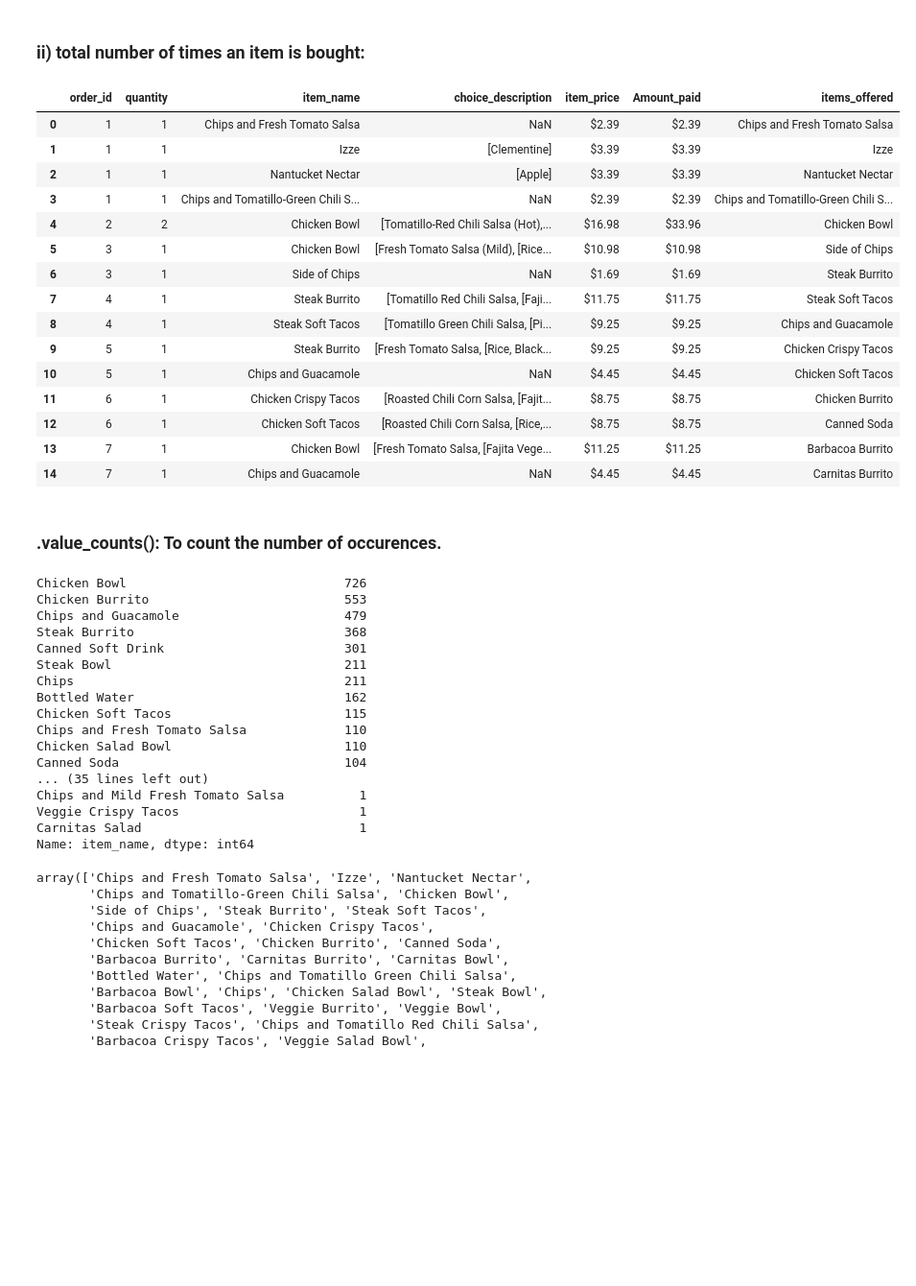
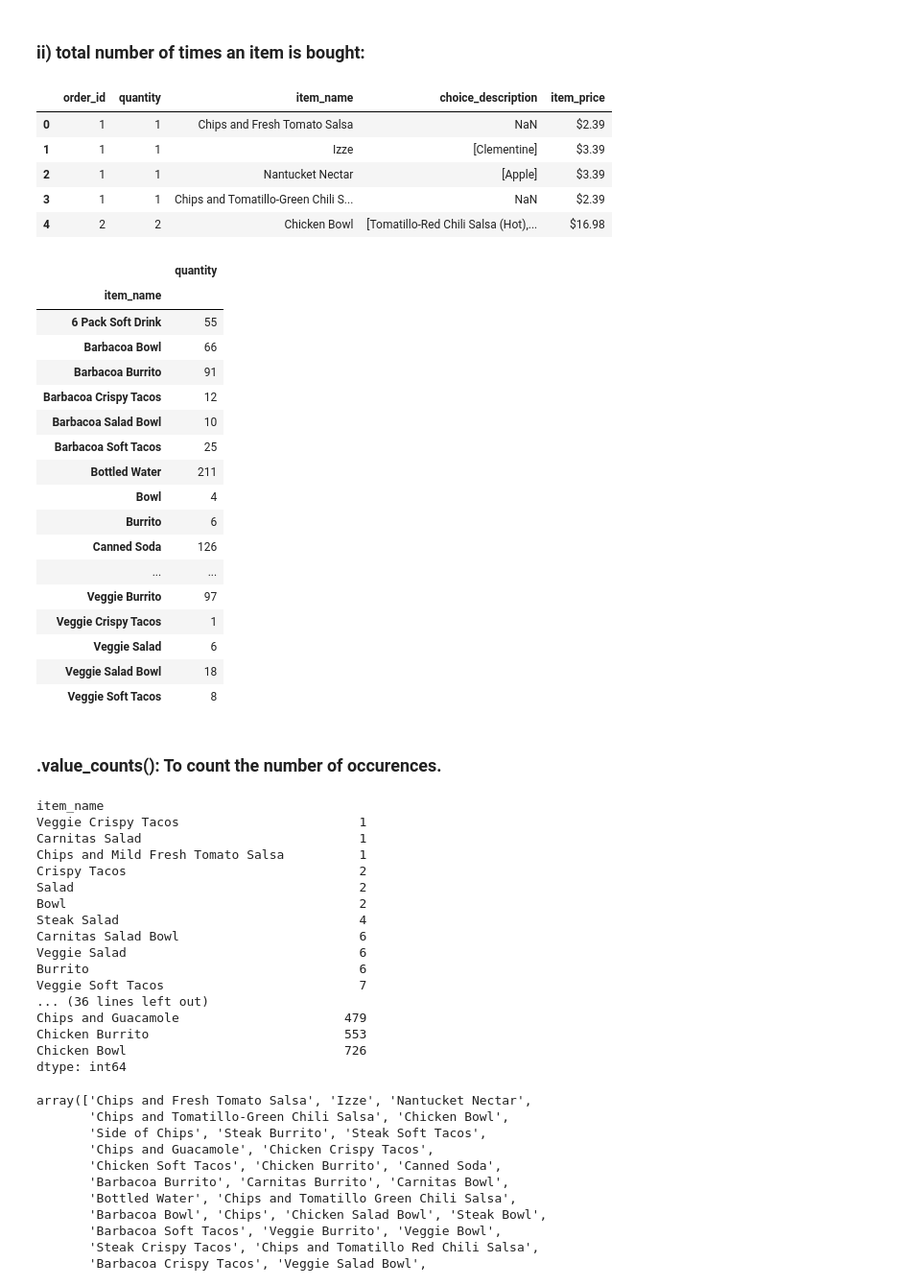
Before and after one commit to shivananda-sonwane/practice-on-daily-basis, a Jupyter notebook: 4. Pandas/in__2.1 Task (exploring and manipulating the datasets).ipynb, the cells around one changed output. Shown at 96% size. Cells and saved outputs as stored; diff of their text form; code cells hidden in the pictures; blank space fills up the shorter version.

```diff
--- a/4. Pandas/in__2.1 Task (exploring and manipulating the datasets).ipynb
+++ b/4. Pandas/in__2.1 Task (exploring and manipulating the datasets).ipynb
@@ -122,46 +122,57 @@ ds1[['items_offered']][ds1['items_offered'].isnull()==False]
 # %% [markdown]
 ### ii) total number of times an item is bought:
 # %%
-ds1.head(15)
+ds1.head()
 # %% [output]
-|  | order_id | quantity | item_name | choice_description | item_price | Amount_paid | items_offered |
-| 0 | 1 | 1 | Chips and Fresh Tomato Salsa | NaN | $2.39 | $2.39 | Chips and Fresh Tomato Salsa |
-| 1 | 1 | 1 | Izze | [Clementine] | $3.39 | $3.39 | Izze |
-| 2 | 1 | 1 | Nantucket Nectar | [Apple] | $3.39 | $3.39 | Nantucket Nectar |
-| 3 | 1 | 1 | Chips and Tomatillo-Green Chili S... | NaN | $2.39 | $2.39 | Chips and Tomatillo-Green Chili S... |
-| 4 | 2 | 2 | Chicken Bowl | [Tomatillo-Red Chili Salsa (Hot),... | $16.98 | $33.96 | Chicken Bowl |
-| 5 | 3 | 1 | Chicken Bowl | [Fresh Tomato Salsa (Mild), [Rice... | $10.98 | $10.98 | Side of Chips |
-| 6 | 3 | 1 | Side of Chips | NaN | $1.69 | $1.69 | Steak Burrito |
-| 7 | 4 | 1 | Steak Burrito | [Tomatillo Red Chili Salsa, [Faji... | $11.75 | $11.75 | Steak Soft Tacos |
-| 8 | 4 | 1 | Steak Soft Tacos | [Tomatillo Green Chili Salsa, [Pi... | $9.25 | $9.25 | Chips and Guacamole |
-| 9 | 5 | 1 | Steak Burrito | [Fresh Tomato Salsa, [Rice, Black... | $9.25 | $9.25 | Chicken Crispy Tacos |
-| 10 | 5 | 1 | Chips and Guacamole | NaN | $4.45 | $4.45 | Chicken Soft Tacos |
-| 11 | 6 | 1 | Chicken Crispy Tacos | [Roasted Chili Corn Salsa, [Fajit... | $8.75 | $8.75 | Chicken Burrito |
-| 12 | 6 | 1 | Chicken Soft Tacos | [Roasted Chili Corn Salsa, [Rice,... | $8.75 | $8.75 | Canned Soda |
-| 13 | 7 | 1 | Chicken Bowl | [Fresh Tomato Salsa, [Fajita Vege... | $11.25 | $11.25 | Barbacoa Burrito |
-| 14 | 7 | 1 | Chips and Guacamole | NaN | $4.45 | $4.45 | Carnitas Burrito |
+|  | order_id | quantity | item_name | choice_description | item_price |
+| 0 | 1 | 1 | Chips and Fresh Tomato Salsa | NaN | $2.39 |
+| 1 | 1 | 1 | Izze | [Clementine] | $3.39 |
+| 2 | 1 | 1 | Nantucket Nectar | [Apple] | $3.39 |
+| 3 | 1 | 1 | Chips and Tomatillo-Green Chili S... | NaN | $2.39 |
+| 4 | 2 | 2 | Chicken Bowl | [Tomatillo-Red Chili Salsa (Hot),... | $16.98 |
+# %%
+ds1.groupby('item_name').sum().sort_values(by='item_name',ascending=True)[['quantity']]
+# %% [output]
+|  | quantity |
+| item_name |  |
+| 6 Pack Soft Drink | 55 |
+| Barbacoa Bowl | 66 |
+| Barbacoa Burrito | 91 |
+| Barbacoa Crispy Tacos | 12 |
+| Barbacoa Salad Bowl | 10 |
+| Barbacoa Soft Tacos | 25 |
+| Bottled Water | 211 |
+| Bowl | 4 |
+| Burrito | 6 |
+| Canned Soda | 126 |
+| ... | ... |
+| Veggie Burrito | 97 |
+| Veggie Crispy Tacos | 1 |
+| Veggie Salad | 6 |
+| Veggie Salad Bowl | 18 |
+| Veggie Soft Tacos | 8 |
 # %% [markdown]
 ### .value_counts(): To count the number of occurences.
 # %%
-ds1['item_name'].value_counts()
+ds1[['item_name']].value_counts().sort_values(ascending=True)
 # %% [output]
-Chicken Bowl                             726
-Chicken Burrito                          553
-Chips and Guacamole                      479
-Steak Burrito                            368
-Canned Soft Drink                        301
-Steak Bowl                               211
-Chips                                    211
-Bottled Water                            162
-Chicken Soft Tacos                       115
-Chips and Fresh Tomato Salsa             110
-Chicken Salad Bowl                       110
-Canned Soda                              104
-... (35 lines left out)
-Chips and Mild Fresh Tomato Salsa          1
+item_name
 Veggie Crispy Tacos                        1
 Carnitas Salad                             1
-Name: item_name, dtype: int64
+Chips and Mild Fresh Tomato Salsa          1
+Crispy Tacos                               2
+Salad                                      2
+Bowl                                       2
+Steak Salad                                4
+Carnitas Salad Bowl                        6
+Veggie Salad                               6
+Burrito                                    6
+Veggie Soft Tacos                          7
+... (36 lines left out)
+Chips and Guacamole                      479
+Chicken Burrito                          553
+Chicken Bowl                             726
+dtype: int64
 # %%
 ds1['item_name'].unique()
 # %% [output]
```
Also changed, not shown: parts of 10 cells of this notebook.
